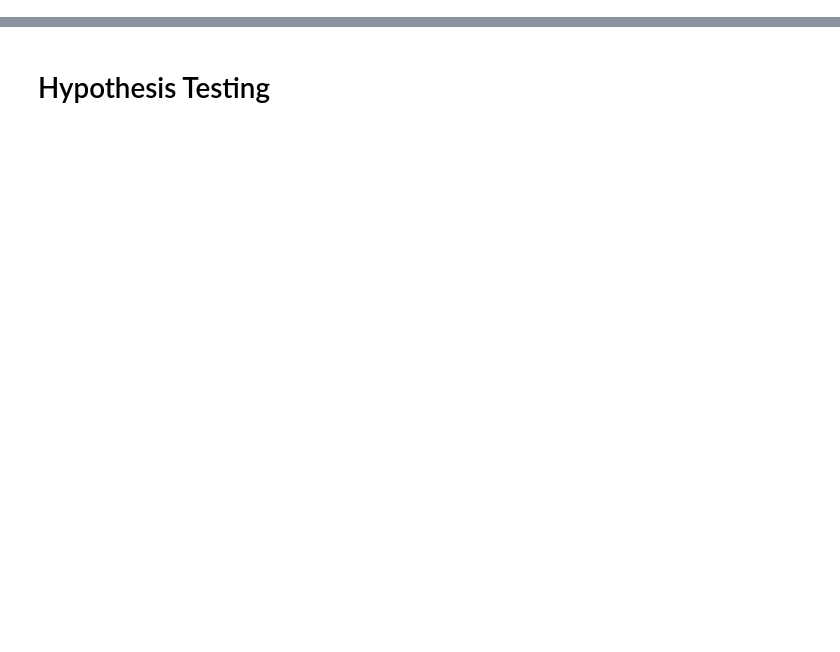
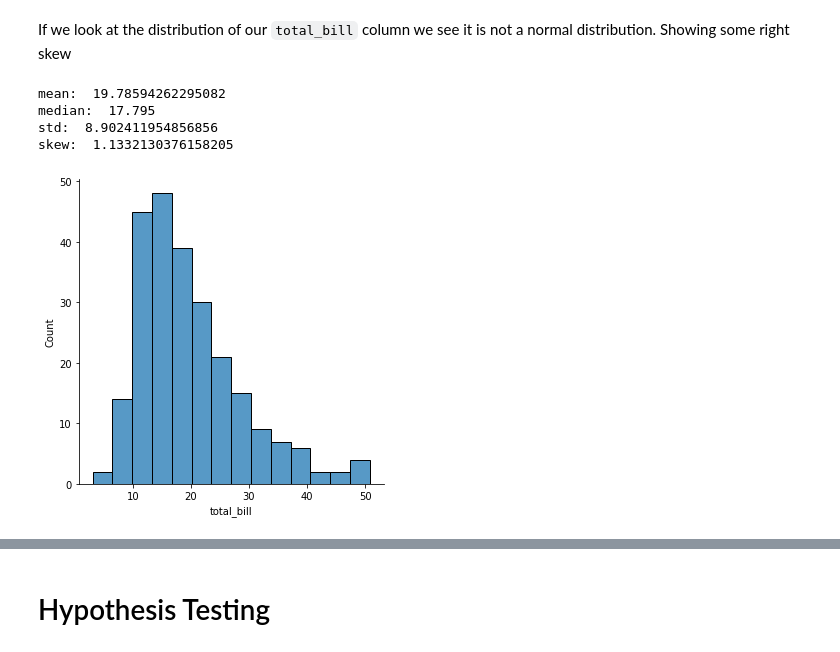
Before and after one commit to cjw21889/slide-support, a Jupyter notebook: 750-753/decision-science/02-Stats/Untitled.ipynb, the cells around one changed output, grey strips where cells are left out. Saved outputs shown, nothing was run; the diff lists cells and outputs as text; code cells hidden in the pictures; blank space fills up the shorter version.

```diff
--- a/750-753/decision-science/02-Stats/Untitled.ipynb
+++ b/750-753/decision-science/02-Stats/Untitled.ipynb
@@ -0,0 +7,6 @@
+# %%
+# Loading in the tips dataset
+import seaborn as sns
+df = sns.load_dataset('tips')
+
+df.head()
@@ -0,0 +20,14 @@
+# %% [markdown]
+If we look at the distribution of our `total_bill` column we see it is not a normal distribution.  Showing some right skew
+# %%
+sns.displot(df['total_bill']);
+print('mean: ', df.total_bill.mean())
+print('median: ', df.total_bill.median())
+print('std: ', df.total_bill.std())
+print('skew: ', df.total_bill.skew())
+# %% [output]
+mean:  19.78594262295082
+median:  17.795
+std:  8.902411954856856
+skew:  1.1332130376158205
+[figure, added]
```
Also changed, not shown: parts of 12 cells of this notebook, 3 other files.
